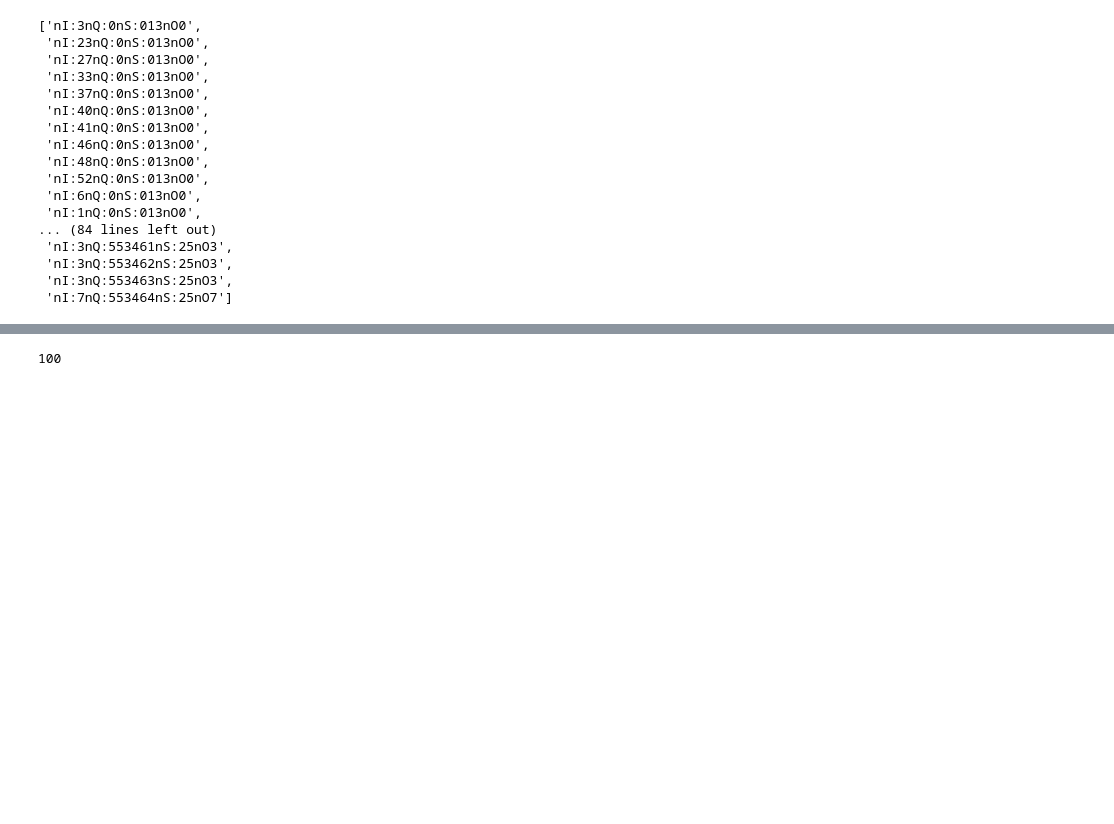
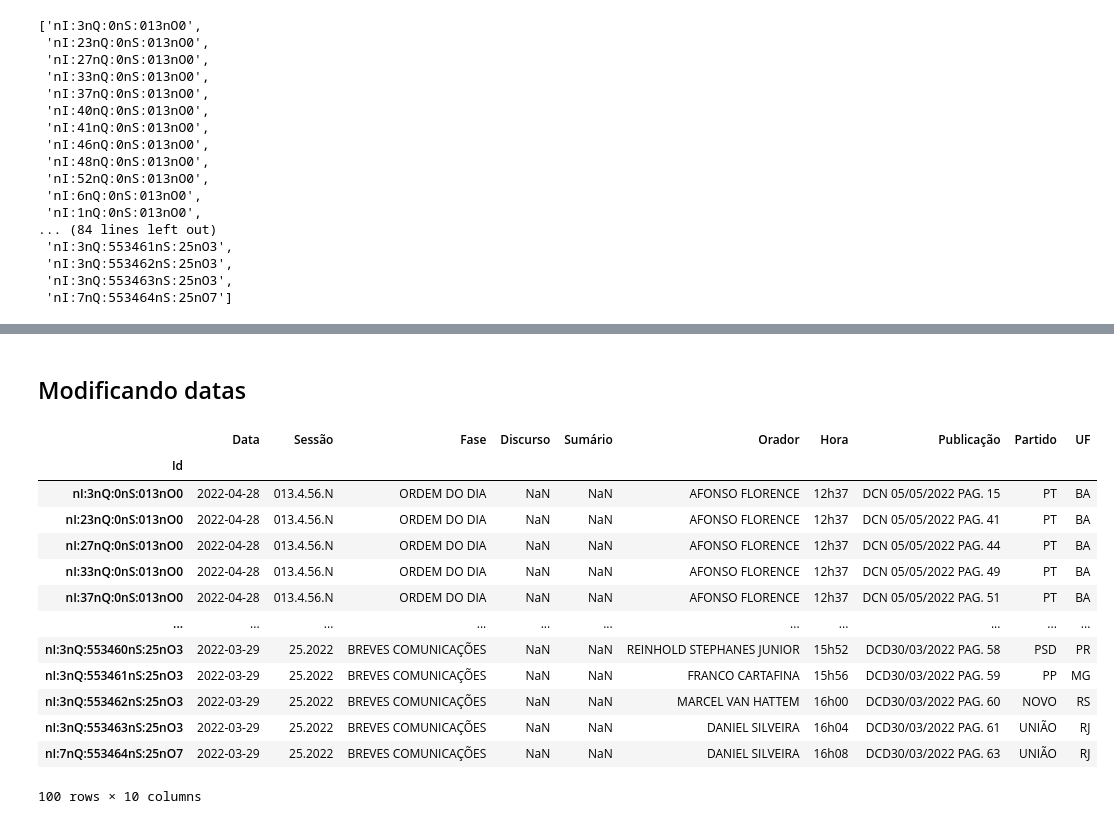
Before and after one commit to samilagarrido/OpenSpeech, a Jupyter notebook: dados.ipynb, the cells around one changed output, grey strips where cells are left out. Saved outputs shown, nothing was run; the diff lists cells and outputs as text; code cells hidden in the pictures; blank space fills up the shorter version.

Commit message:
alterção de data, criação de colunas: Partido e UF

```diff
--- a/dados.ipynb
+++ b/dados.ipynb
@@ -209,5 +230,5 @@ id_list
 # %%
 data_frame[0][0]['Id'] = id_list
 # %%
-data_frame[0][0].set_index("Id")
+data_frame[0][0] = data_frame[0][0].set_index("Id")
 # %% [output]
@@ -249,4 +261,19 @@ for col in data_frame[0][0]:
+# %% [markdown]
+## Modificando datas
 # %%
-data_frame[0][0]['Id'].nunique()
+data_frame[0][0]
 # %% [output]
+|  | Data | Sessão | Fase | Discurso | Sumário | Orador | Hora | Publicação | Partido | UF |
+| Id |  |  |  |  |  |  |  |  |  |  |
+| nI:3nQ:0nS:013nO0 | 2022-04-28 | 013.4.56.N | ORDEM DO DIA | NaN | NaN | AFONSO FLORENCE | 12h37 | DCN 05/05/2022 PAG. 15 | PT | BA |
+| nI:23nQ:0nS:013nO0 | 2022-04-28 | 013.4.56.N | ORDEM DO DIA | NaN | NaN | AFONSO FLORENCE | 12h37 | DCN 05/05/2022 PAG. 41 | PT | BA |
+| nI:27nQ:0nS:013nO0 | 2022-04-28 | 013.4.56.N | ORDEM DO DIA | NaN | NaN | AFONSO FLORENCE | 12h37 | DCN 05/05/2022 PAG. 44 | PT | BA |
+| nI:33nQ:0nS:013nO0 | 2022-04-28 | 013.4.56.N | ORDEM DO DIA | NaN | NaN | AFONSO FLORENCE | 12h37 | DCN 05/05/2022 PAG. 49 | PT | BA |
+| nI:37nQ:0nS:013nO0 | 2022-04-28 | 013.4.56.N | ORDEM DO DIA | NaN | NaN | AFONSO FLORENCE | 12h37 | DCN 05/05/2022 PAG. 51 | PT | BA |
+| ... | ... | ... | ... | ... | ... | ... | ... | ... | ... | ... |
+| nI:3nQ:553460nS:25nO3 | 2022-03-29 | 25.2022 | BREVES COMUNICAÇÕES | NaN | NaN | REINHOLD STEPHANES JUNIOR | 15h52 | DCD30/03/2022 PAG. 58 | PSD | PR |
+| nI:3nQ:553461nS:25nO3 | 2022-03-29 | 25.2022 | BREVES COMUNICAÇÕES | NaN | NaN | FRANCO CARTAFINA | 15h56 | DCD30/03/2022 PAG. 59 | PP | MG |
+| nI:3nQ:553462nS:25nO3 | 2022-03-29 | 25.2022 | BREVES COMUNICAÇÕES | NaN | NaN | MARCEL VAN HATTEM | 16h00 | DCD30/03/2022 PAG. 60 | NOVO | RS |
+| nI:3nQ:553463nS:25nO3 | 2022-03-29 | 25.2022 | BREVES COMUNICAÇÕES | NaN | NaN | DANIEL SILVEIRA | 16h04 | DCD30/03/2022 PAG. 61 | UNIÃO | RJ |
+| nI:7nQ:553464nS:25nO7 | 2022-03-29 | 25.2022 | BREVES COMUNICAÇÕES | NaN | NaN | DANIEL SILVEIRA | 16h08 | DCD30/03/2022 PAG. 63 | UNIÃO | RJ |
-100
+100 rows × 10 columns
```
Also changed, not shown: parts of 11 cells of this notebook.
